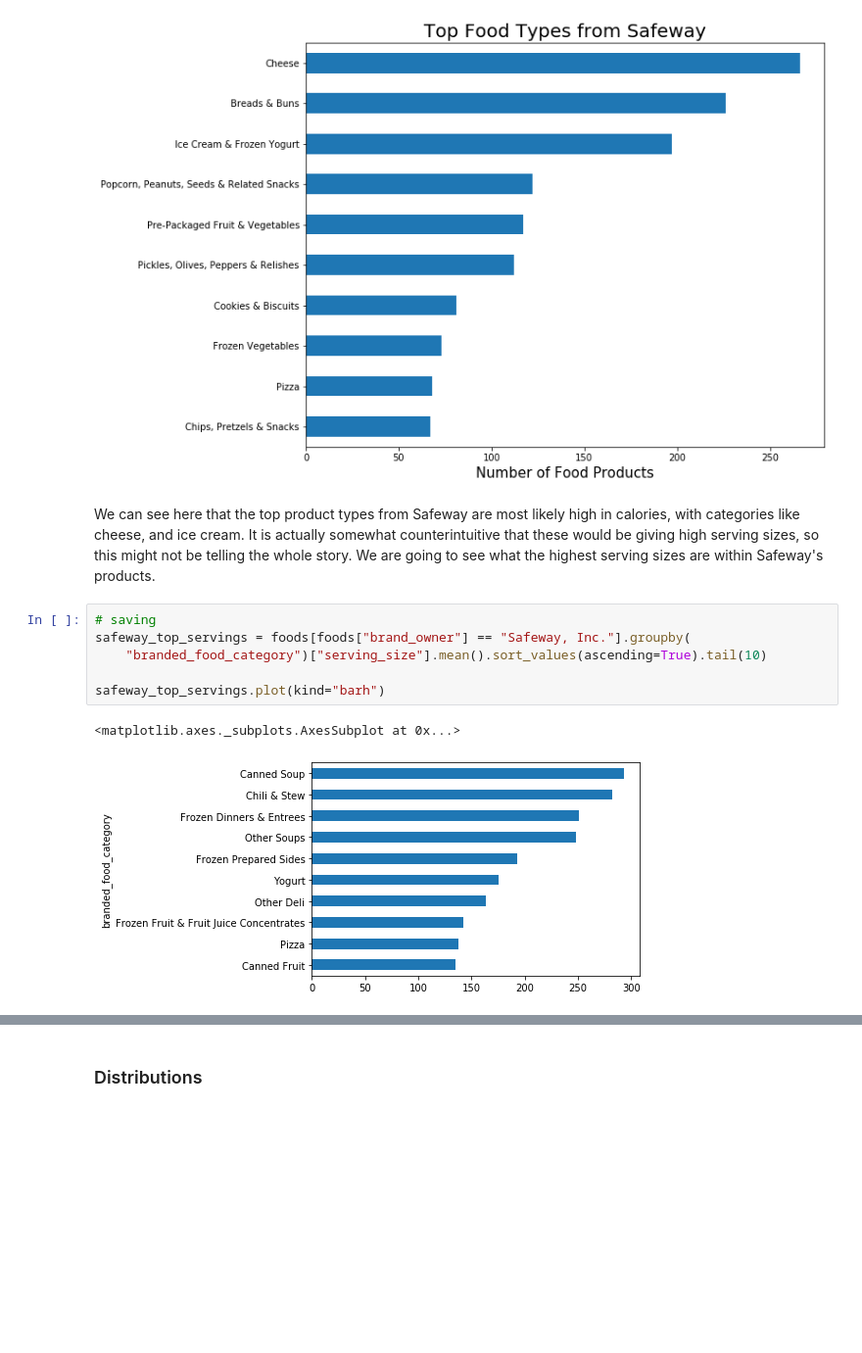
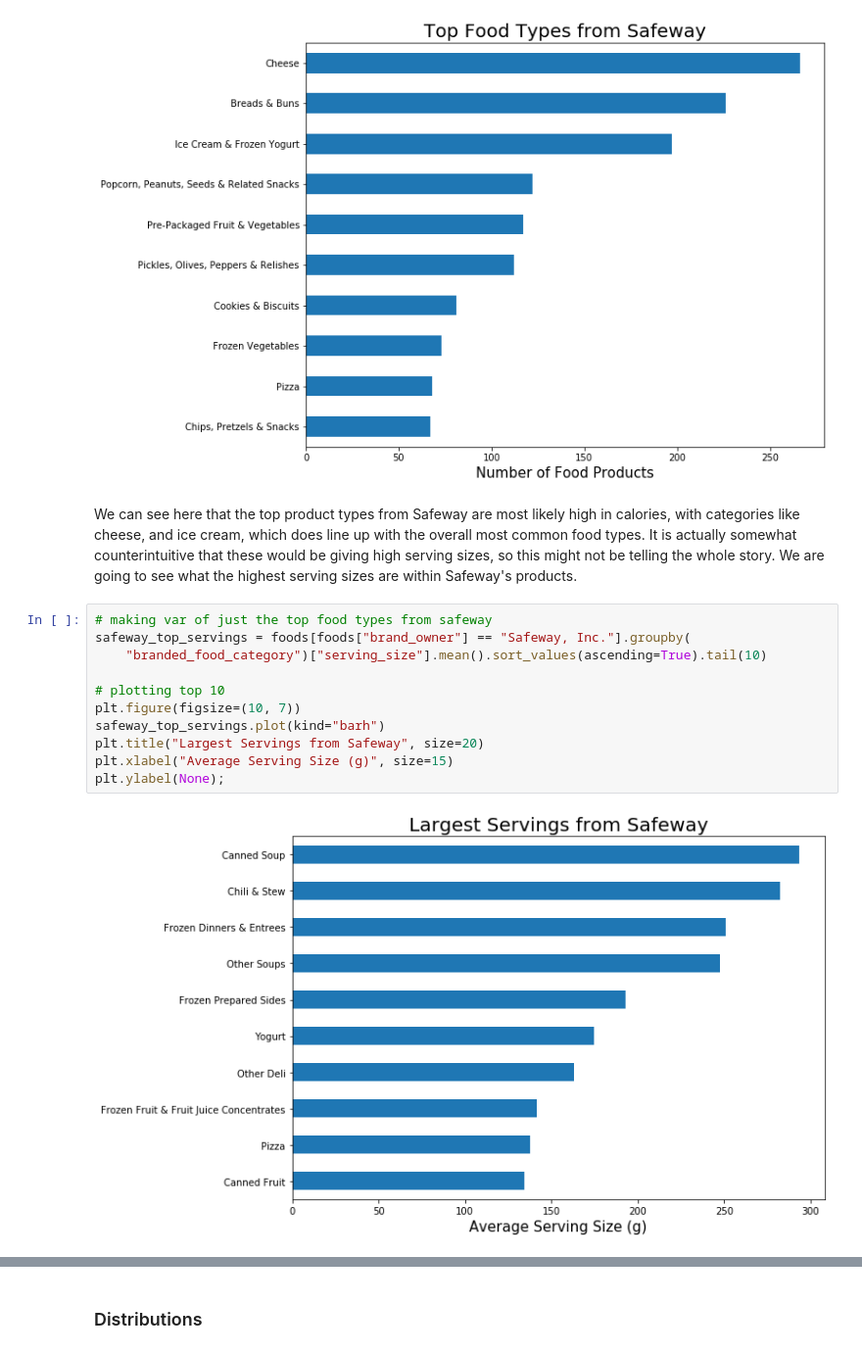
Before and after one commit to ondovj/serving_size_modeling, a Jupyter notebook: code/2-eda.ipynb, the cells around one changed output, grey strips where cells are left out. Shown at 98% size. Drawn from its saved outputs; the diff is of its cells as text; blank space fills up the shorter version.

```diff
--- a/code/2-eda.ipynb
+++ b/code/2-eda.ipynb
@@ -163,13 +170,17 @@ top_10(foods[foods["brand_owner"] == "Safeway, Inc."] ,
 # %% [output]
 [figure]
 # %% [markdown]
-We can see here that the top product types from Safeway are most likely high in calories, with categories like cheese, and ice cream. It is actually somewhat counterintuitive that these would be giving high serving sizes, so this might not be telling the whole story. We are going to see what the highest serving sizes are within Safeway's products.
+We can see here that the top product types from Safeway are most likely high in calories, with categories like cheese, and ice cream, which does line up with the overall most common food types. It is actually somewhat counterintuitive that these would be giving high serving sizes, so this might not be telling the whole story. We are going to see what the highest serving sizes are within Safeway's products.
 # %%
-# saving
+# making var of just the top food types from safeway
 safeway_top_servings = foods[foods["brand_owner"] == "Safeway, Inc."].groupby(
     "branded_food_category")["serving_size"].mean().sort_values(ascending=True).tail(10)
 
+# plotting top 10
+plt.figure(figsize=(10, 7))
 safeway_top_servings.plot(kind="barh")
+plt.title("Largest Servings from Safeway", size=20)
+plt.xlabel("Average Serving Size (g)", size=15)
+plt.ylabel(None);
 # %% [output]
-<matplotlib.axes._subplots.AxesSubplot at 0x...>
-[figure, old version]
+[figure, new version]
```
Also changed, not shown: parts of 29 cells of this notebook, 4 other files.
